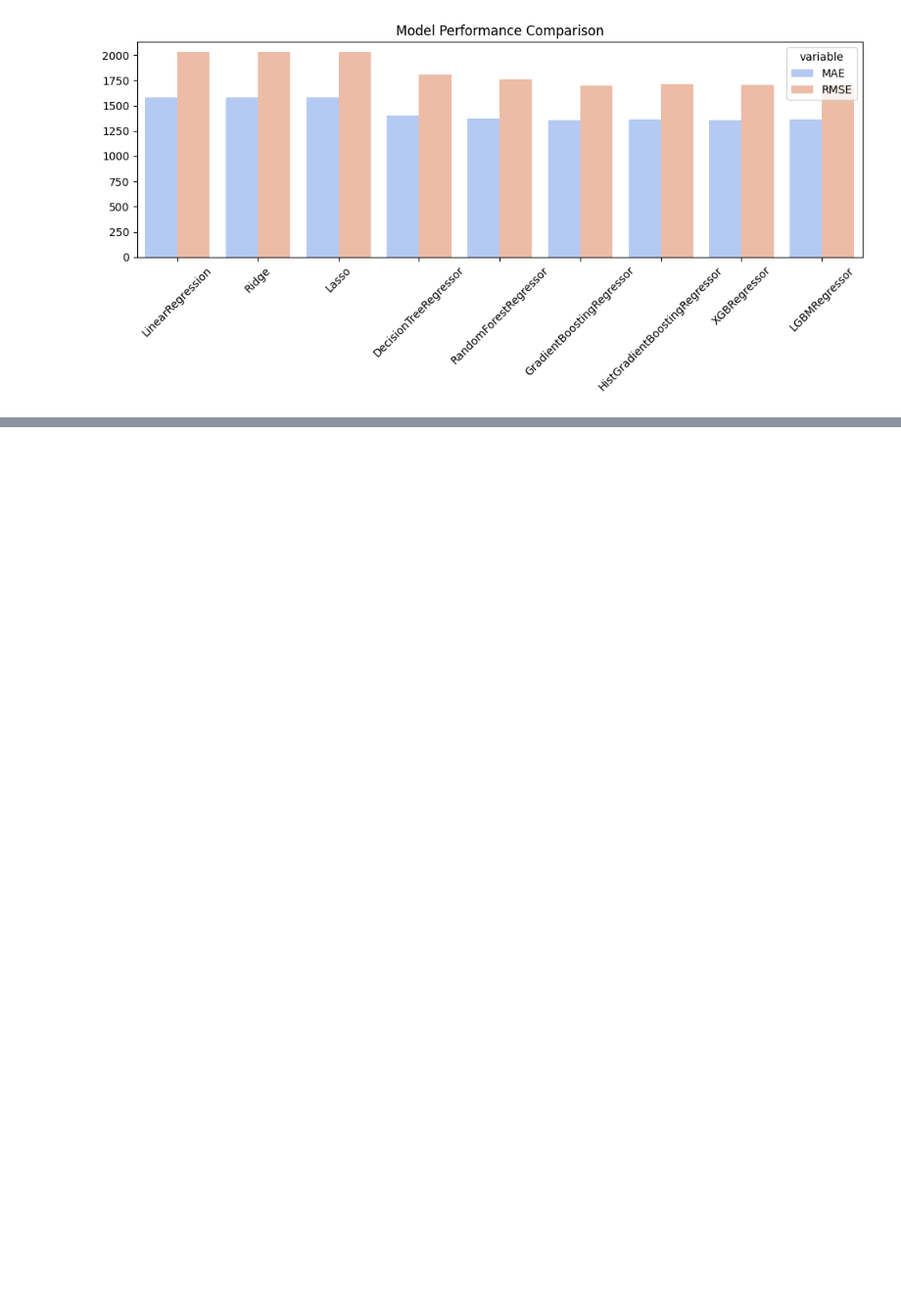
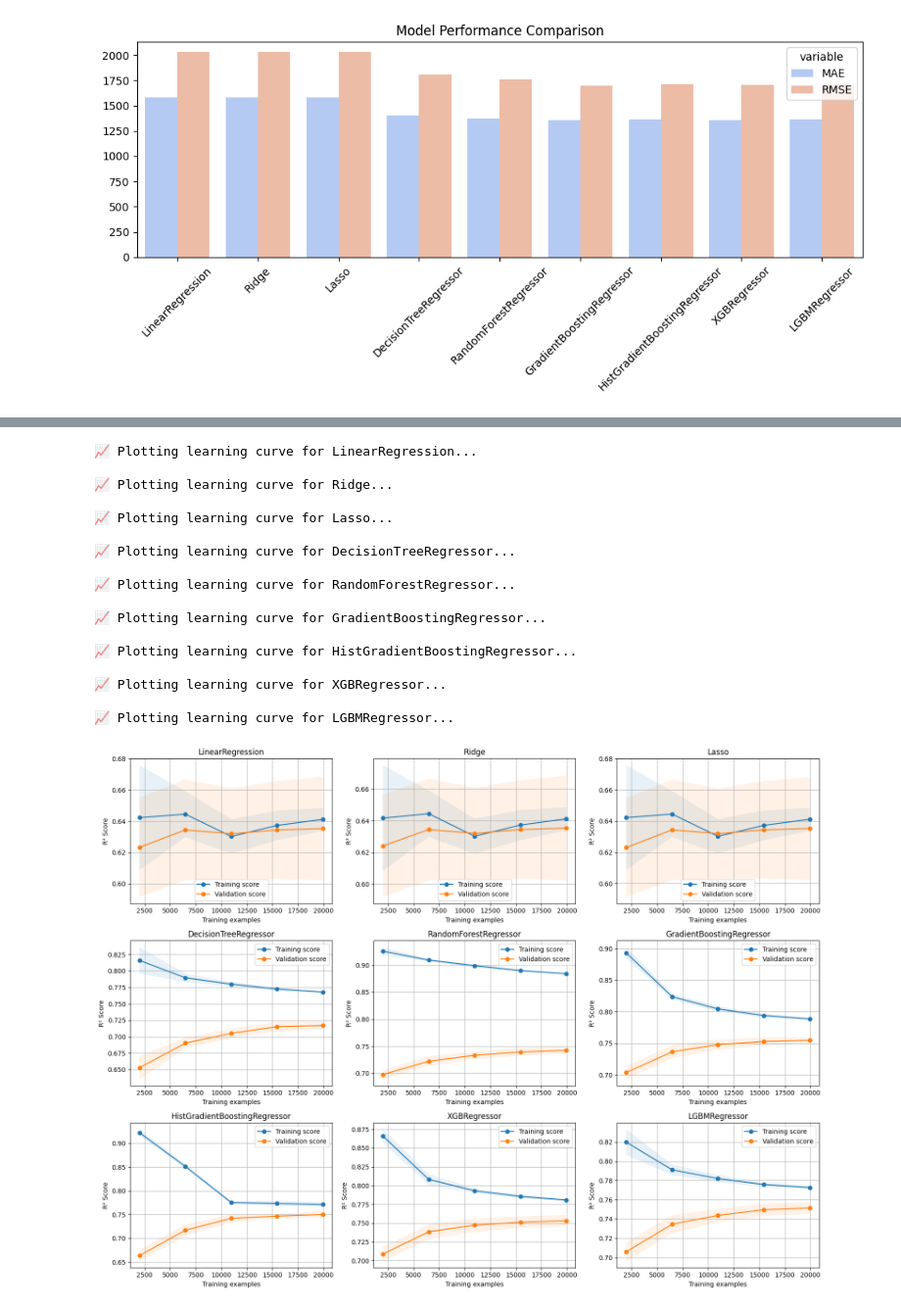
Before and after one commit to MonkeyNerdCoding/Vietnam-House-Price-Prediction, a Jupyter notebook: House_pricing_HCM.ipynb, the cells around one changed output, grey strips where cells are left out. Shown at 98% size. Drawn from its saved outputs; the diff is of its cells as text; code cells hidden in the pictures; blank space fills up the shorter version.

```diff
--- a/House_pricing_HCM.ipynb
+++ b/House_pricing_HCM.ipynb
@@ -824,0 +837,75 @@ if n_models > 0:
+# %%
+# 9. Learning Curves Visualization (subplot grid)
+from sklearn.model_selection import learning_curve
+import matplotlib.pyplot as plt
+import numpy as np
+
+# Dữ liệu
+X_dense = X_train_processed.toarray() if hasattr(X_train_processed, 'toarray') else X_train_processed
+y_dense = y_train
+
+# Kích thước grid (tùy theo số lượng model)
+n_models = len(models)
+n_cols = 3
+n_rows = int(np.ceil(n_models / n_cols))
+
+fig, axes = plt.subplots(n_rows, n_cols, figsize=(16, n_rows * 4))
+axes = axes.ravel()
+
+for idx, (name, (model, params)) in enumerate(models.items()):
+    print(f"\n📈 Plotting learning curve for {name}...")
+
+    # Lấy best params từ dict nếu có
+    best_params = best_params_dict.get(name, {})
+    best_model = model.set_params(**best_params)
+
+    # Tính learning curve
+    train_sizes, train_scores, test_scores = learning_curve(
+        best_model, X_dense, y_dense, cv=5, scoring='r2',
+        n_jobs=-1, train_sizes=np.linspace(0.1, 1.0, 5),
+        shuffle=True, random_state=42
+    )
+
+    # Tính trung bình và độ lệch chuẩn
+    train_mean = np.mean(train_scores, axis=1)
+    test_mean = np.mean(test_scores, axis=1)
+    train_std = np.std(train_scores, axis=1)
+    test_std = np.std(test_scores, axis=1)
+
+    # Vẽ lên subplot
+    ax = axes[idx]
+    ax.plot(train_sizes, train_mean, 'o-', label="Training score")
+    ax.plot(train_sizes, test_mean, 'o-', label="Validation score")
+    ax.fill_between(train_sizes, train_mean - train_std, train_mean + train_std, alpha=0.1)
+    ax.fill_between(train_sizes, test_mean - test_std, test_mean + test_std, alpha=0.1)
+    ax.set_title(name)
+    ax.set_xlabel("Training examples")
+    ax.set_ylabel("R² Score")
+    ax.grid(True)
+    ax.legend()
+
+# Ẩn subplot thừa nếu có
+for i in range(idx + 1, len(axes)):
+    fig.delaxes(axes[i])
+
+plt.tight_layout()
+plt.show()
+# %% [output]
+📈 Plotting learning curve for LinearRegression...
+
+📈 Plotting learning curve for Ridge...
+
+📈 Plotting learning curve for Lasso...
+
+📈 Plotting learning curve for DecisionTreeRegressor...
+
+📈 Plotting learning curve for RandomForestRegressor...
+
+📈 Plotting learning curve for GradientBoostingRegressor...
+
+📈 Plotting learning curve for HistGradientBoostingRegressor...
+
+📈 Plotting learning curve for XGBRegressor...
+
+📈 Plotting learning curve for LGBMRegressor...
+[figure, added]
```
Also changed, not shown: parts of 12 cells of this notebook.
